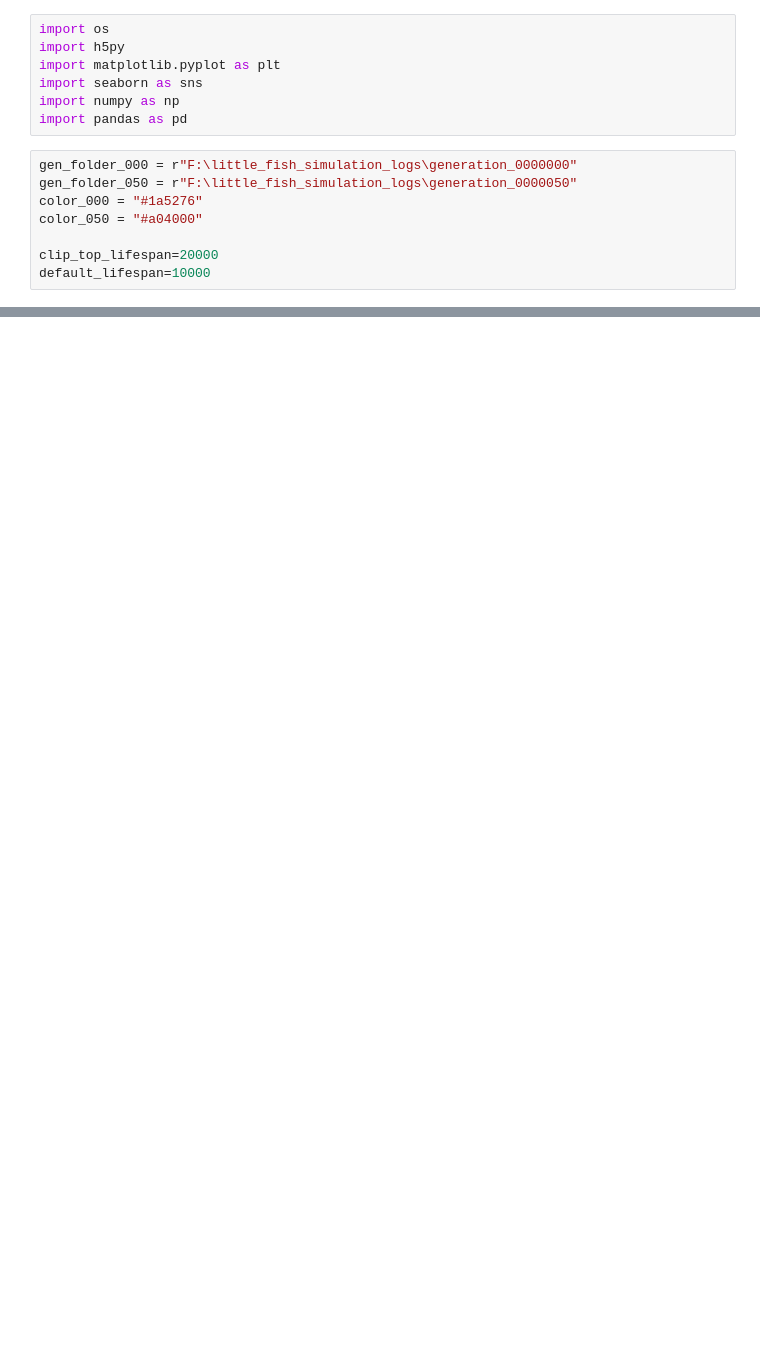
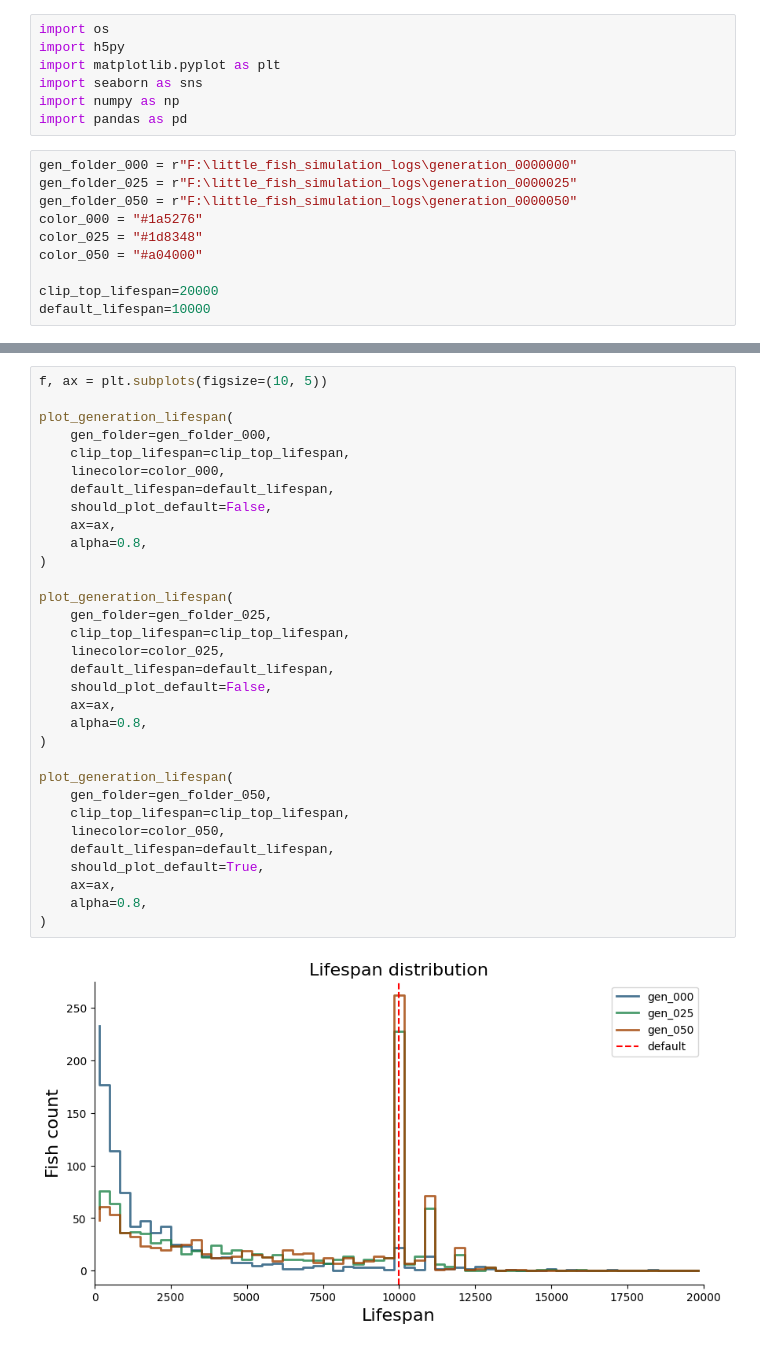
Before and after one commit to zhuangjun1981/littlefish, a Jupyter notebook: littlefish/scripts/for_webpage/0006_plot_generation_lifespan.ipynb, the cells around one changed output, grey strips where cells are left out. Drawn from its saved outputs; the diff is of its cells as text; blank space fills up the shorter version.

Commit message:
Improve plotting code

```diff
--- a/littlefish/scripts/for_webpage/0006_plot_generation_lifespan.ipynb
+++ b/littlefish/scripts/for_webpage/0006_plot_generation_lifespan.ipynb
@@ -7,8 +7,10 @@ import numpy as np
 import pandas as pd
 # %%
 gen_folder_000 = r"F:\little_fish_simulation_logs\generation_0000000"
+gen_folder_025 = r"F:\little_fish_simulation_logs\generation_0000025"
 gen_folder_050 = r"F:\little_fish_simulation_logs\generation_0000050"
 color_000 = "#1a5276"
+color_025 = "#1d8348"
 color_050 = "#a04000"
 
 clip_top_lifespan=20000
@@ -102,0 +106,34 @@ plot_generation_lifespan(
+# %%
+f, ax = plt.subplots(figsize=(10, 5))
+
+plot_generation_lifespan(
+    gen_folder=gen_folder_000,
+    clip_top_lifespan=clip_top_lifespan,
+    linecolor=color_000,
+    default_lifespan=default_lifespan,
+    should_plot_default=False,
+    ax=ax,
+    alpha=0.8,
+)
+
+plot_generation_lifespan(
+    gen_folder=gen_folder_025,
+    clip_top_lifespan=clip_top_lifespan,
+    linecolor=color_025,
+    default_lifespan=default_lifespan,
+    should_plot_default=False,
+    ax=ax,
+    alpha=0.8,
+)
+
+plot_generation_lifespan(
+    gen_folder=gen_folder_050,
+    clip_top_lifespan=clip_top_lifespan,
+    linecolor=color_050,
+    default_lifespan=default_lifespan,
+    should_plot_default=True,
+    ax=ax,
+    alpha=0.8,
+)
+# %% [output]
+[figure, added]
```
Also changed, not shown: parts of 3 cells of this notebook.
